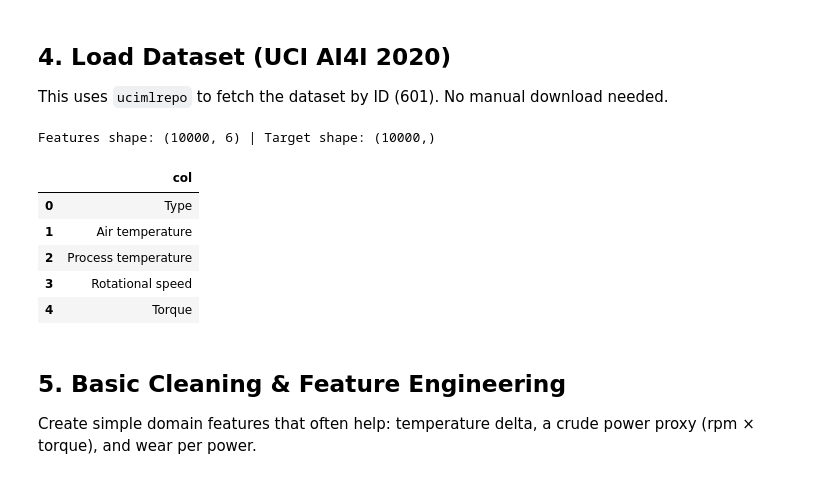
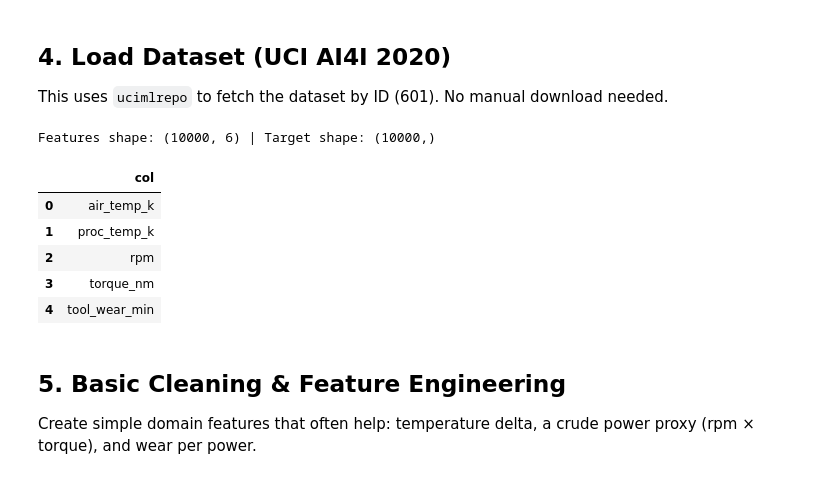
Before and after one commit to Jupiter-mellen/Asset-Risk-Prediction-DNN-Model, a Jupyter notebook: Asset_Risk_Prediction_TensorFlow_Fresh.ipynb, the cells around one changed output. Saved outputs shown, nothing was run; the diff lists cells and outputs as text; code cells hidden in the pictures.

```diff
--- a/Asset_Risk_Prediction_TensorFlow_Fresh.ipynb
+++ b/Asset_Risk_Prediction_TensorFlow_Fresh.ipynb
@@ -82,23 +79,31 @@ OUT.mkdir(parents=True, exist_ok=True)
 ## 4. Load Dataset (UCI AI4I 2020)
 This uses `ucimlrepo` to fetch the dataset by ID (601). No manual download needed.
 # %%
+# Manual CSV loading
+import pandas as pd
 
-from ucimlrepo import fetch_ucirepo
+# Load the dataset from a local CSV file
+df = pd.read_csv('predictive_maintenance.csv')
 
-ai4i = fetch_ucirepo(id=601)  # AI4I 2020 Predictive Maintenance
-X_raw = ai4i.data.features.copy()
-y_raw = ai4i.data.targets['Machine failure'].astype(int)
+# Extract features and target
+feature_cols = ['Air temperature [K]', 'Process temperature [K]', 'Rotational speed [rpm]',
+               'Torque [Nm]', 'Tool wear [min]', 'Type']
+target_col = 'Target'  # Changed from 'Machine failure' to 'Target'
+
+X_raw = df[feature_cols].copy()
+X_raw.columns = ['air_temp_k', 'proc_temp_k', 'rpm', 'torque_nm', 'tool_wear_min', 'Type']
+y_raw = df[target_col].astype(int)
 
 print("Features shape:", X_raw.shape, "| Target shape:", y_raw.shape)
 pd.DataFrame({"col": X_raw.columns}).head()
 # %% [output]
 Features shape: (10000, 6) | Target shape: (10000,)
 |  | col |
-| 0 | Type |
-| 1 | Air temperature |
-| 2 | Process temperature |
-| 3 | Rotational speed |
-| 4 | Torque |
+| 0 | air_temp_k |
+| 1 | proc_temp_k |
+| 2 | rpm |
+| 3 | torque_nm |
+| 4 | tool_wear_min |
 # %% [markdown]
 
 ## 5. Basic Cleaning & Feature Engineering
```
Also changed, not shown: parts of 7 cells of this notebook, 6 other files.
